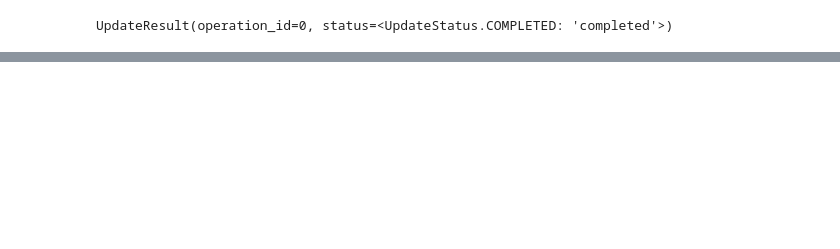
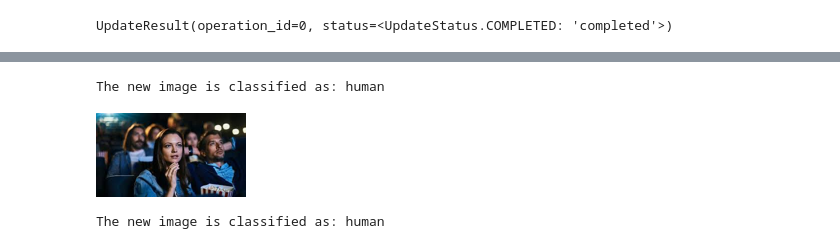
Before and after one commit to RGGH/fastemb, a Jupyter notebook: Fast_Embed_Images.ipynb, the cells around one changed output, grey strips where cells are left out. Saved outputs shown, nothing was run; the diff lists cells and outputs as text; code cells hidden in the pictures; blank space fills up the shorter version.

Commit message:
add image thumbnail

```diff
--- a/Fast_Embed_Images.ipynb
+++ b/Fast_Embed_Images.ipynb
@@ -93,0 +109,59 @@ points
+# %%
+from qdrant_client import QdrantClient
+from qdrant_client.models import PointStruct, VectorParams, Distance
+from fastembed import ImageEmbedding
+import os
+from PIL import Image
+
+# Initialize the ImageEmbedding model
+model = ImageEmbedding(model_name="Qdrant/clip-ViT-B-32-vision")
+
+# Initialize the Qdrant client
+client = QdrantClient("http://localhost:6333")
+
+def classify_new_image(image_path):
+    # Embed the new image
+    new_image_embedding = list(model.embed([image_path]))[0]  # Convert generator to list and access the first item
+
+    # Search for the closest match in the Qdrant collection
+    collection_name = "image_classification"
+    search_result = client.search(
+        collection_name=collection_name,
+        query_vector=new_image_embedding,
+        limit=1  # We only need the closest result
+    )
+
+    # Extract the closest result
+    if search_result:
+        closest_result = search_result[0]
+        closest_id = closest_result.id
+        closest_label = closest_result.payload.get("label", "unknown")
+
+        return closest_label
+    else:
+        return "unknown"
+
+# Example of using the classify_new_image function
+new_image_path = 'images_dataset/users_image/image27.jpg'
+label = classify_new_image(new_image_path)
+print(f"The new image is classified as: {label}")
+# %% [output]
+The new image is classified as: human
+# %%
+from PIL import Image
+from IPython.display import display
+
+# Load the image
+new_image_path
+image = Image.open(new_image_path)
+
+# Optionally resize the image to create a thumbnail
+thumbnail_size = (150, 150)  # Set the size of the thumbnail
+image.thumbnail(thumbnail_size)
+
+# Display the image
+display(image)
+print(f"The new image is classified as: {label}")
+# %% [output]
+[figure, added]
+The new image is classified as: human
```
Also changed, not shown: parts of 9 cells of this notebook, 28 other files.
